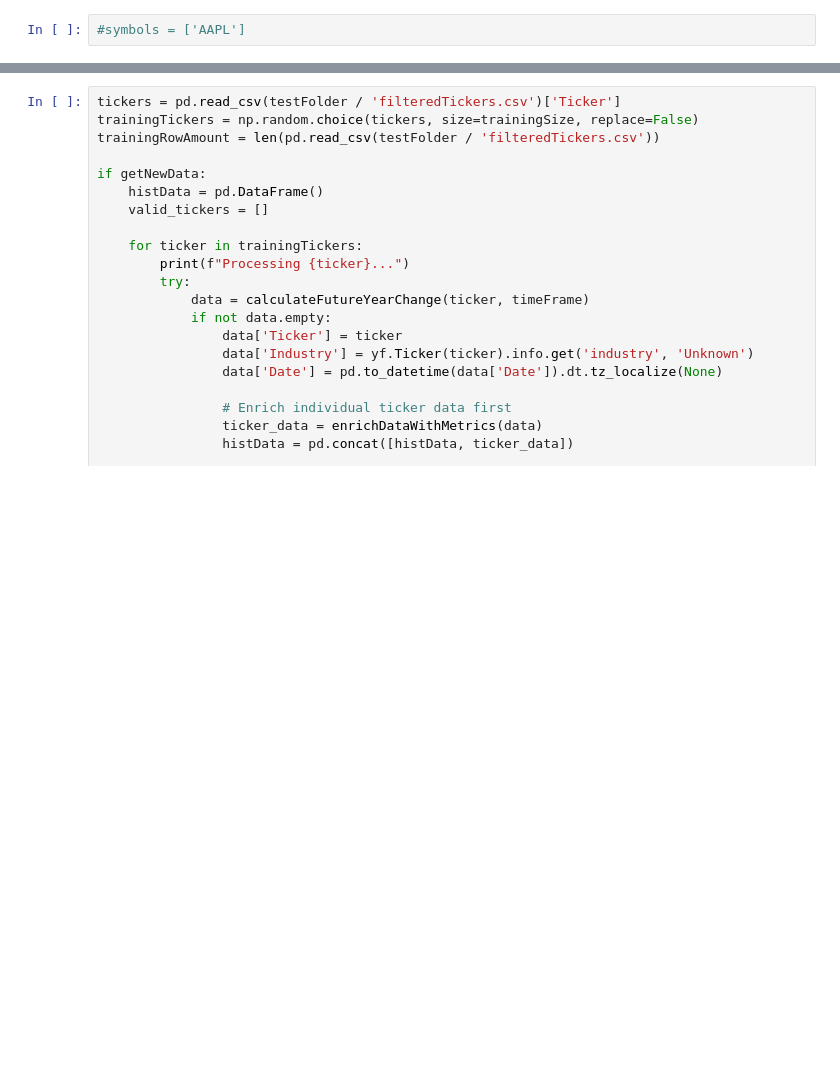
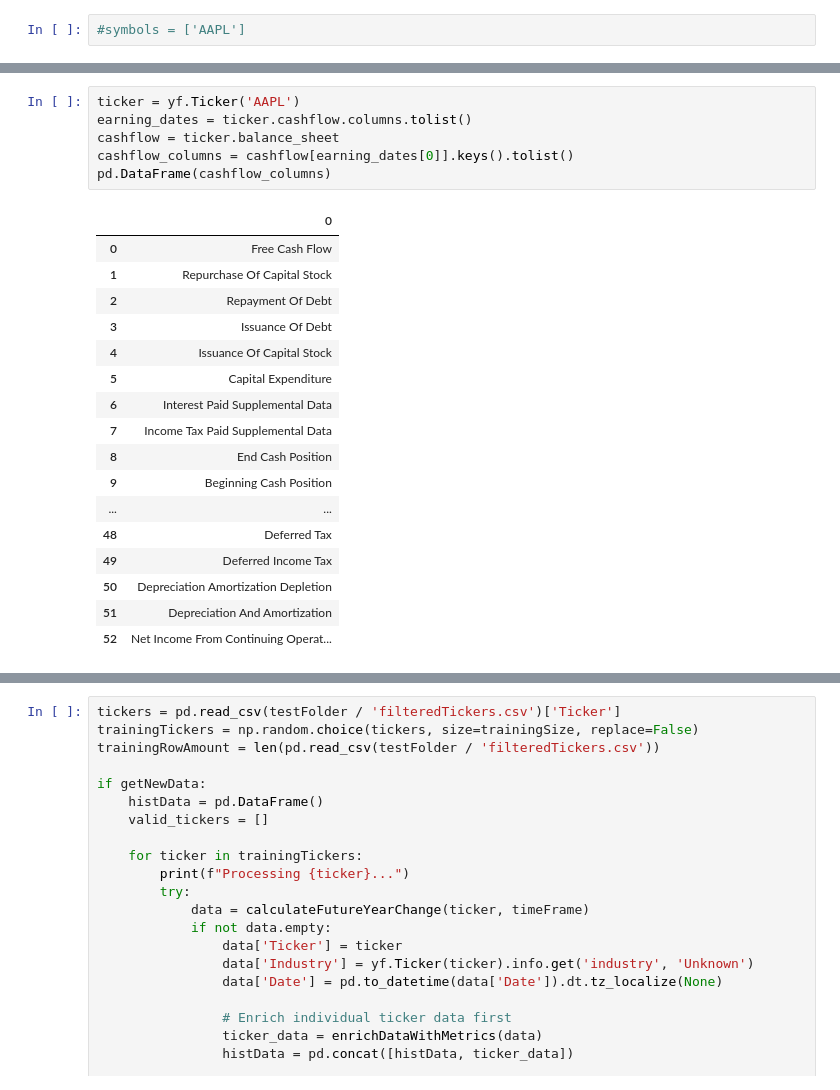
Before and after one commit to P1N60/Uni, a Jupyter notebook: VS-Code/Side-Projects/money_printer/Notebooks/money_printer.ipynb, the cells around one changed output, grey strips where cells are left out. Saved outputs shown, nothing was run; the diff lists cells and outputs as text; blank space fills up the shorter version.

```diff
--- a/VS-Code/Side-Projects/money_printer/Notebooks/money_printer.ipynb
+++ b/VS-Code/Side-Projects/money_printer/Notebooks/money_printer.ipynb
@@ -36,2 +53,26 @@ array(['MATAS.CO', 'TRIFOR.CO', 'QQ.L', 'RNMBY', 'SAABF', 'BCKIY',
+# %%
+ticker = yf.Ticker('AAPL')
+earning_dates = ticker.cashflow.columns.tolist()
+cashflow = ticker.balance_sheet
+cashflow_columns = cashflow[earning_dates[0]].keys().tolist()
+pd.DataFrame(cashflow_columns)
+# %% [output]
+|  | 0 |
+| 0 | Free Cash Flow |
+| 1 | Repurchase Of Capital Stock |
+| 2 | Repayment Of Debt |
+| 3 | Issuance Of Debt |
+| 4 | Issuance Of Capital Stock |
+| 5 | Capital Expenditure |
+| 6 | Interest Paid Supplemental Data |
+| 7 | Income Tax Paid Supplemental Data |
+| 8 | End Cash Position |
+| 9 | Beginning Cash Position |
+| ... | ... |
+| 48 | Deferred Tax |
+| 49 | Deferred Income Tax |
+| 50 | Depreciation Amortization Depletion |
+| 51 | Depreciation And Amortization |
+| 52 | Net Income From Continuing Operat... |
 # %%
 df = pd.DataFrame()
```
Also changed, not shown: parts of 5 cells of this notebook.
